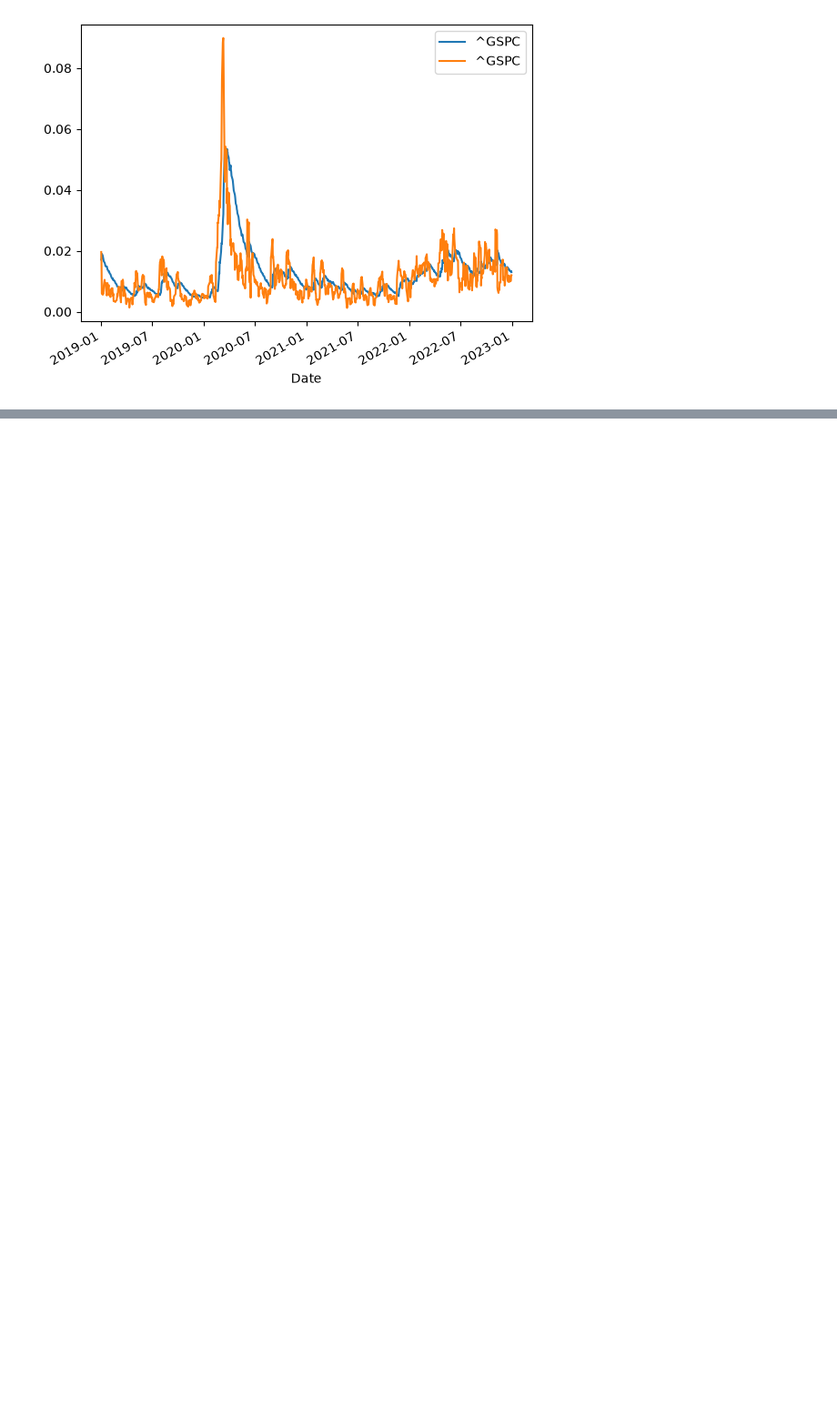
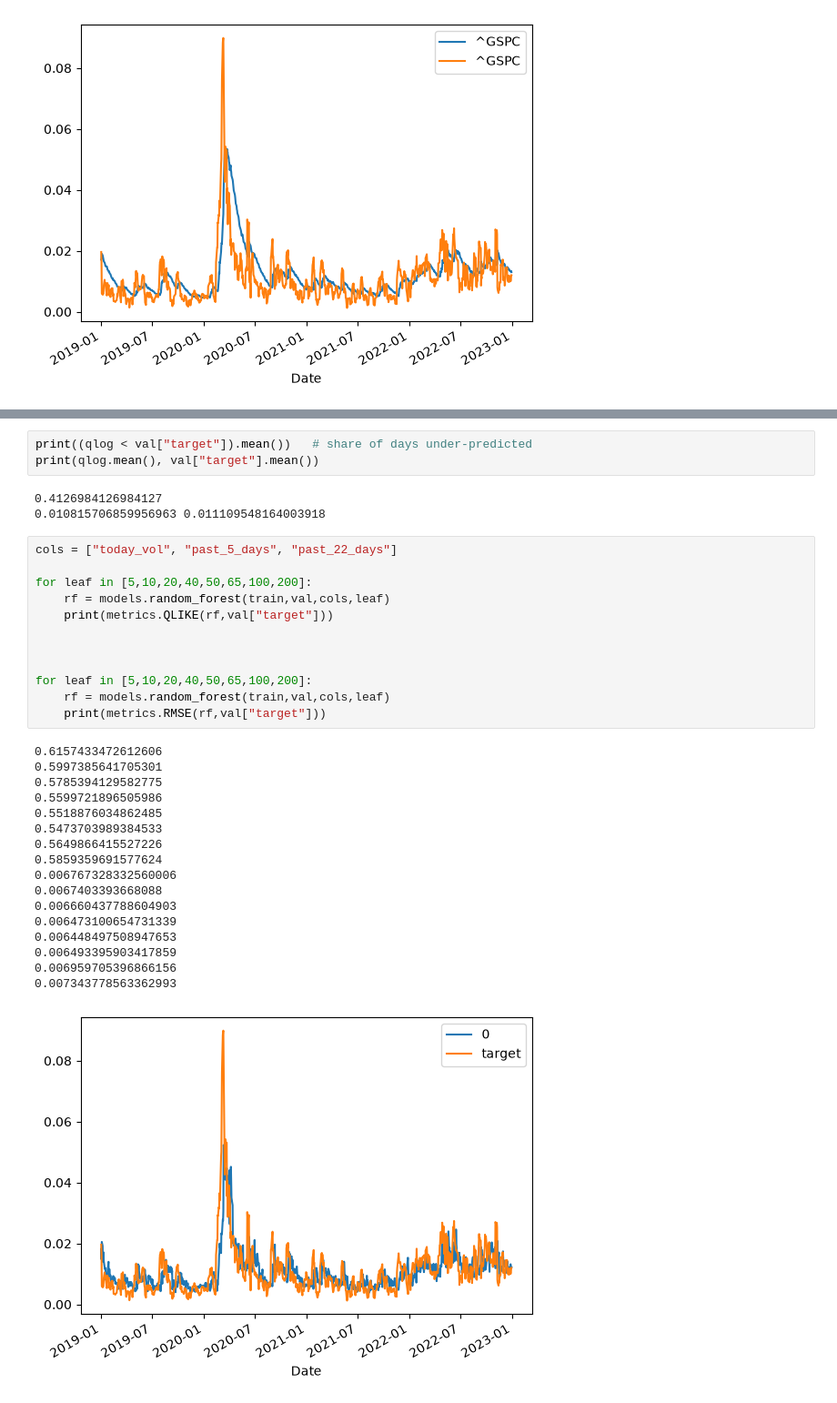
Before and after one commit to anubhavgupta121/Stock-Volatility-Forecasting, a Jupyter notebook: notebooks/checks.ipynb, the cells around one changed output, grey strips where cells are left out. Shown at 91% size. Saved outputs shown, nothing was run; the diff lists cells and outputs as text; blank space fills up the shorter version.

Commit message:
added HAR,HAR with logs, and random forest approach

```diff
--- a/notebooks/checks.ipynb
+++ b/notebooks/checks.ipynb
@@ -142,0 +174,36 @@ print(metrics.QLIKE(ewm,val))
+# %%
+print((qlog < val["target"]).mean())   # share of days under-predicted
+print(qlog.mean(), val["target"].mean())
+# %% [output]
+0.4126984126984127
+0.010815706859956963 0.011109548164003918
+# %%
+cols = ["today_vol", "past_5_days", "past_22_days"]
+
+for leaf in [5,10,20,40,50,65,100,200]:
+    rf = models.random_forest(train,val,cols,leaf)
+    print(metrics.QLIKE(rf,val["target"]))
+
+
+
+for leaf in [5,10,20,40,50,65,100,200]:
+    rf = models.random_forest(train,val,cols,leaf)
+    print(metrics.RMSE(rf,val["target"]))
+# %% [output]
+0.6157433472612606
+0.5997385641705301
+0.5785394129582775
+0.5599721896505986
+0.5518876034862485
+0.5473703989384533
+0.5649866415527226
+0.5859359691577624
+0.006767328332560006
+0.0067403393668088
+0.006660437788604903
+0.006473100654731339
+0.006448497508947653
+0.006493395903417859
+0.006959705396866156
+0.007343778563362993
+[figure, added]
```
Also changed, not shown: parts of 6 cells of this notebook, 4 other files.
